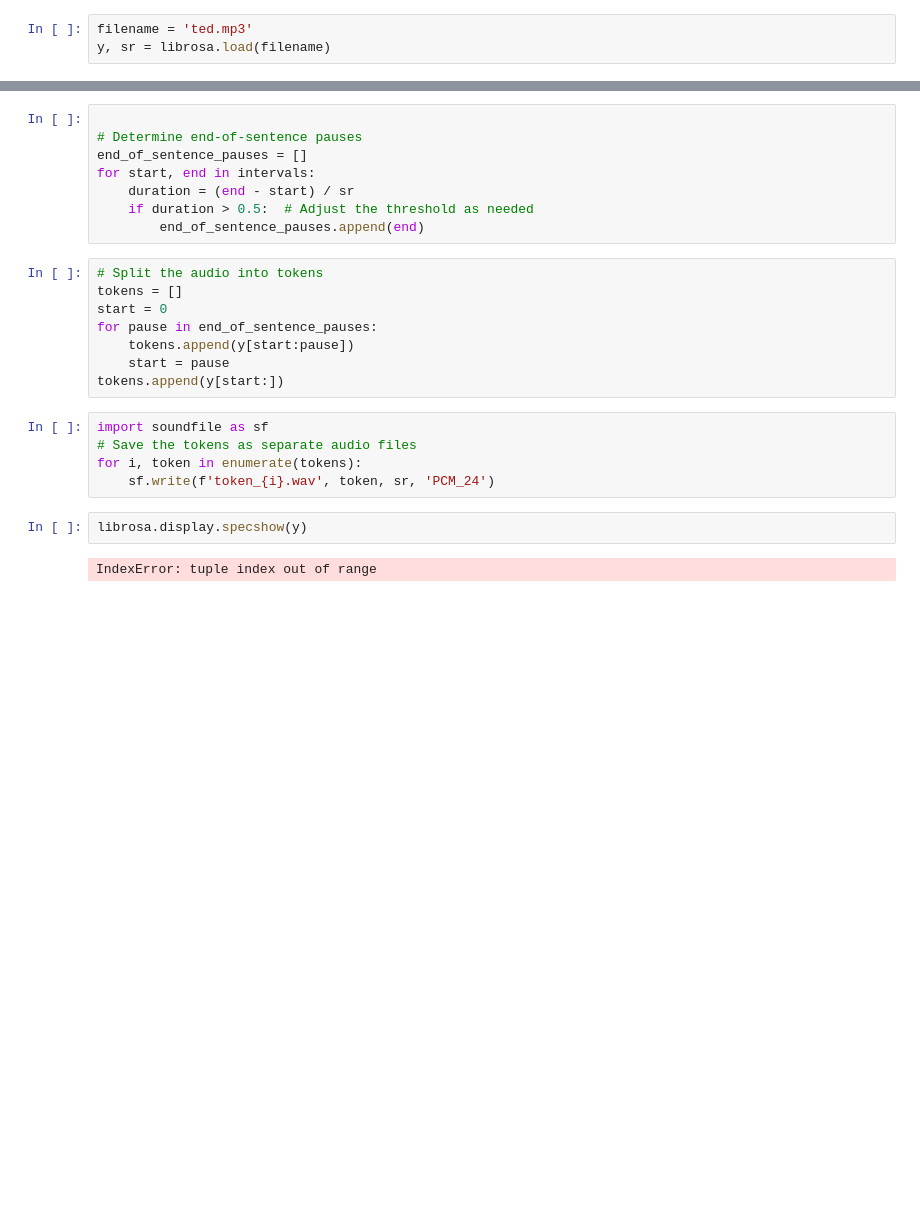
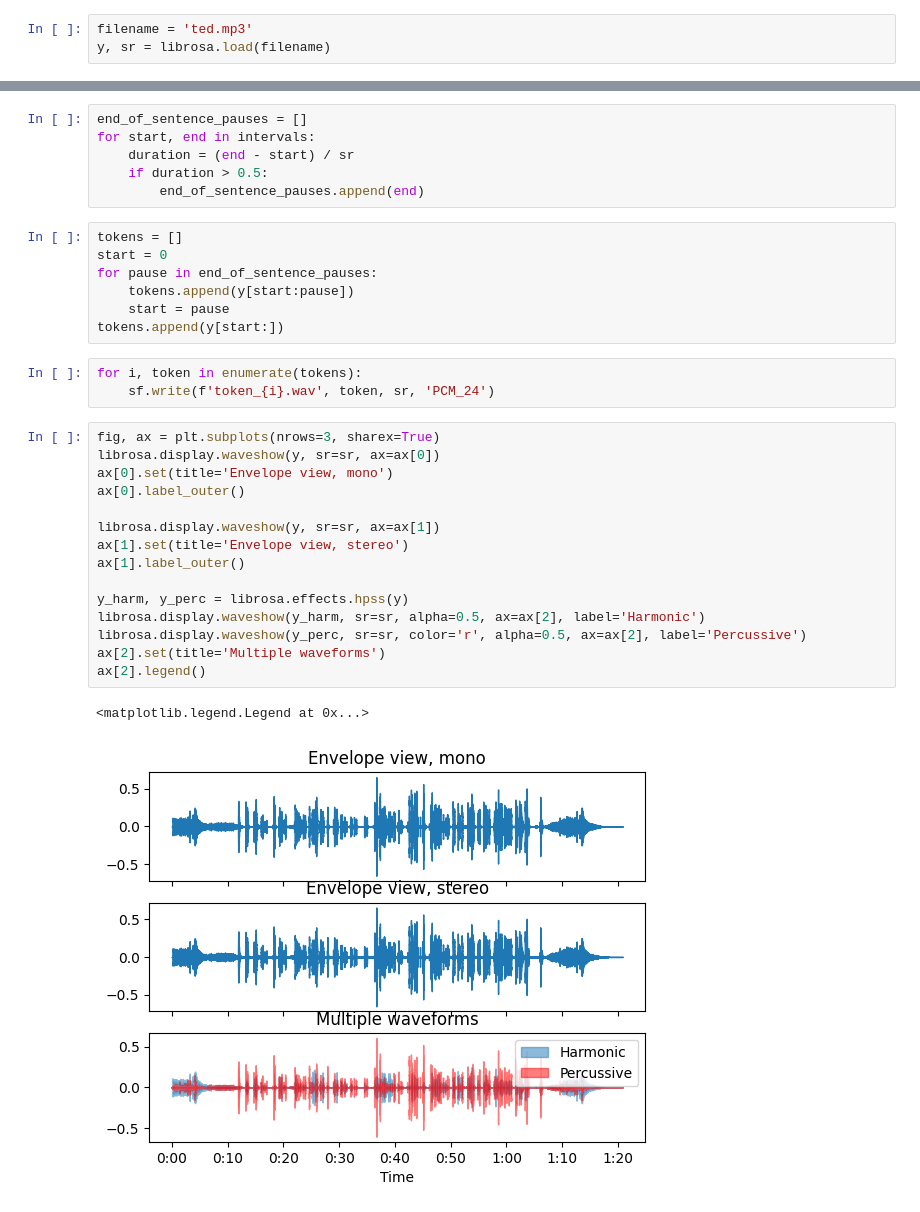
Before and after one commit to Aayush-Shrestha/Speech_Processing, a Jupyter notebook: File1.ipynb, the cells around one changed output, grey strips where cells are left out. Cells and saved outputs as stored; diff of their text form; blank space fills up the shorter version.

```diff
--- a/File1.ipynb
+++ b/File1.ipynb
@@ -28,13 +27,10 @@ array([[   2048,  255488],
 # %%
-
-# Determine end-of-sentence pauses
 end_of_sentence_pauses = []
 for start, end in intervals:
     duration = (end - start) / sr
-    if duration > 0.5:  # Adjust the threshold as needed
+    if duration > 0.5:
         end_of_sentence_pauses.append(end)
 # %%
-# Split the audio into tokens
 tokens = []
 start = 0
 for pause in end_of_sentence_pauses:
@@ -42,11 +38,23 @@ for pause in end_of_sentence_pauses:
     start = pause
 tokens.append(y[start:])
 # %%
-import soundfile as sf
-# Save the tokens as separate audio files
 for i, token in enumerate(tokens):
     sf.write(f'token_{i}.wav', token, sr, 'PCM_24')
-# %%
-librosa.display.specshow(y)
-# %% [output]
-IndexError: tuple index out of range
+# %%
+fig, ax = plt.subplots(nrows=3, sharex=True)
+librosa.display.waveshow(y, sr=sr, ax=ax[0])
+ax[0].set(title='Envelope view, mono')
+ax[0].label_outer()
+
+librosa.display.waveshow(y, sr=sr, ax=ax[1])
+ax[1].set(title='Envelope view, stereo')
+ax[1].label_outer()
+
+y_harm, y_perc = librosa.effects.hpss(y)
+librosa.display.waveshow(y_harm, sr=sr, alpha=0.5, ax=ax[2], label='Harmonic')
+librosa.display.waveshow(y_perc, sr=sr, color='r', alpha=0.5, ax=ax[2], label='Percussive')
+ax[2].set(title='Multiple waveforms')
+ax[2].legend()
+# %% [output]
+<matplotlib.legend.Legend at 0x...>
+[figure, added]
```
Also changed, not shown: parts of 4 cells of this notebook, 2 other files.
